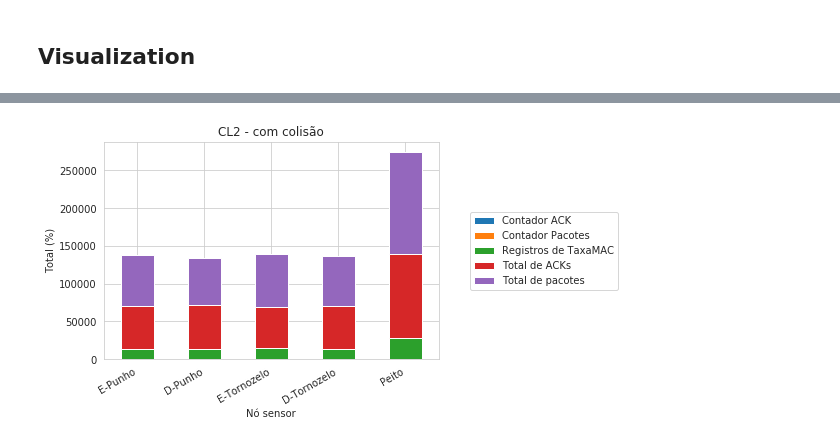
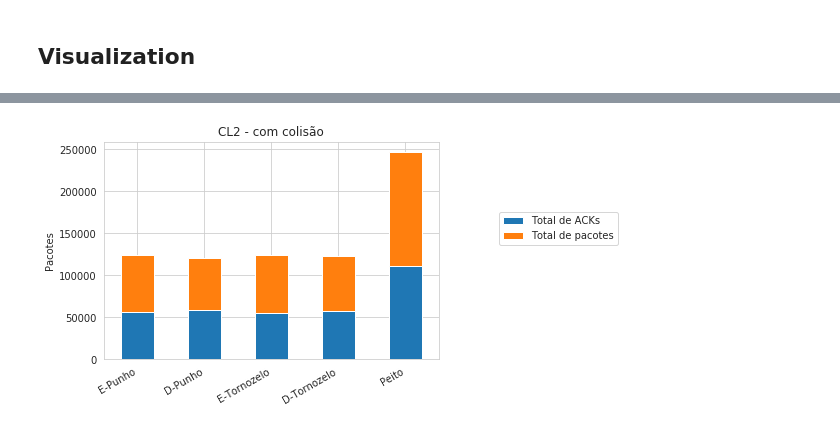
Before and after one commit to GiliardGodoi/LeCAD-Castalia-Simulations, a Jupyter notebook: Castalia-K/notebooks/TaxaMAC_breakdown.ipynb, the cells around one changed output, grey strips where cells are left out. Cells and saved outputs as stored; diff of their text form; code cells hidden in the pictures.

```diff
--- a/Castalia-K/notebooks/TaxaMAC_breakdown.ipynb
+++ b/Castalia-K/notebooks/TaxaMAC_breakdown.ipynb
@@ -46,6 +49,9 @@ for folder in simulations:
     df_data = df_data.append(df,ignore_index=True)
 
 del df
+# %%
+df = df_data[df_data['info_2'] != 'node=0']
+df_data = df.copy()
 # %%
 df_data.head()
 # %% [output]
@@ -151,3 +164,9 @@ df_data.rename(mapper=column_portuguese,axis='columns', inplace=True)
+# %%
+df_data = df_data.drop(columns=[
+    'Registros de TaxaMAC',
+    'Contador ACK',
+    'Contador Pacotes'
+])
 # %%
 df_data.sample(5)
 # %% [output]
@@ -279,7 +311,7 @@ axes = df.plot.bar(x='Nó sensor',stacked=True,title='Título para o stacked bar
 
 for t, ax in zip(df.groups.keys(),axes) :
     simulacao, modelo_colisao = t
-    ax.set(title=f'{simulacao} - {modelo_colisao}',ylabel='Total (%)')
+    ax.set(title=f'{simulacao} - {modelo_colisao}',ylabel='Pacotes',xlabel=None)
     ax.legend(loc='upper right', bbox_to_anchor=(1.55,0.7))
     labels = ax.get_xticklabels()
     plt.setp(labels, rotation=30, horizontalalignment='right')
@@ -304,7 +336,7 @@ axes = df.plot.bar(x='Nó sensor',stacked=True,title='Título para o stacked bar
 
 for t, ax in zip(df.groups.keys(),axes) :
     simulacao, modelo_colisao = t
-    ax.set(title=f'{simulacao} - {modelo_colisao}',ylabel='Total (%)')
+    ax.set(title=f'{simulacao} - {modelo_colisao}',ylabel='Pacotes',xlabel=None)
     ax.legend(loc='upper right', bbox_to_anchor=(1.55,0.7))
     labels = ax.get_xticklabels()
     plt.setp(labels, rotation=30, horizontalalignment='right')
@@ -325,11 +357,11 @@ select = (df_data['Taxa de dados'] == 'baixa') & (df_data['Nó sensor'] != 'Cint
 df = df_data[select]
 
 df = df.groupby(by=['Simulação','Modelo de colisão'])
-axes = df.plot.bar(x='Nó sensor',stacked=True,title='Título para o stacked barchart')
+axes = df.plot.bar(x='Nó sensor',stacked=True,title='ignorar o primeiro')
 
 for t, ax in zip(df.groups.keys(),axes) :
     simulacao, modelo_colisao = t
-    ax.set(title=f'{simulacao} - {modelo_colisao}',ylabel='Total (%)')
+    ax.set(title=f'{simulacao} - {modelo_colisao}',ylabel='Pacotes',xlabel=None)
     ax.legend(loc='upper right', bbox_to_anchor=(1.55,0.7))
     labels = ax.get_xticklabels()
     plt.setp(labels, rotation=30, horizontalalignment='right')
@@ -338 +370 @@ for t, ax in zip(df.groups.keys(),axes) :
-[figure, old version]
+[figure, new version]
```
Also changed, not shown: parts of 21 cells of this notebook, 6 other files.
